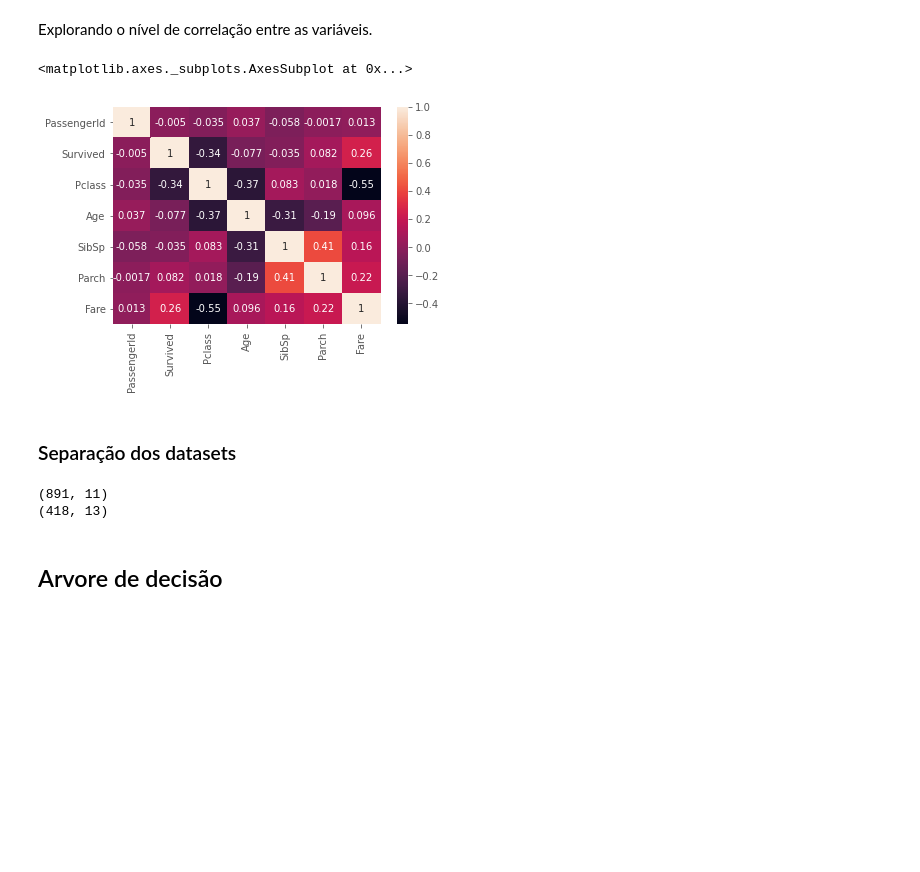
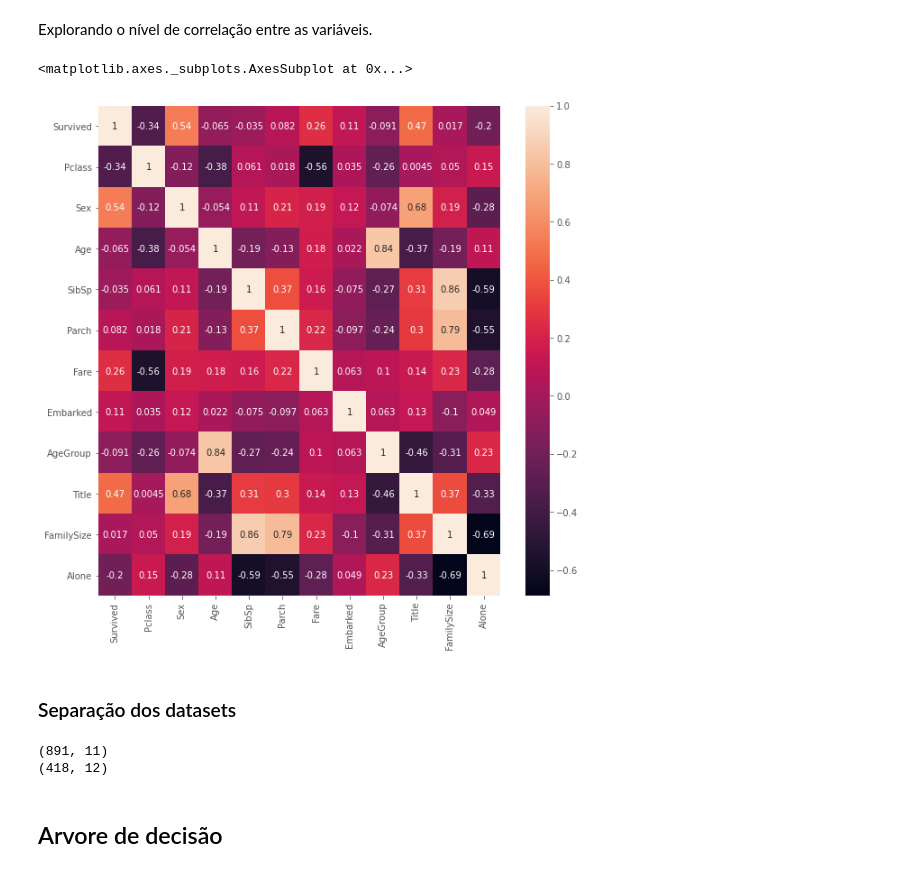
Before and after one commit to rafabenevente/AM_1, a Jupyter notebook: AM_1_Titanic_Predição_dos_sobreviventes.ipynb, the cells around one changed output. Saved outputs shown, nothing was run; the diff lists cells and outputs as text; code cells hidden in the pictures; blank space fills up the shorter version.

```diff
--- a/AM_1_Titanic_Predição_dos_sobreviventes.ipynb
+++ b/AM_1_Titanic_Predição_dos_sobreviventes.ipynb
@@ -487,19 +483,3 @@ sns.boxplot(x='Sex', y='Age', data=train, hue='Pclass')
-# %%
-# Remoção de colunas que não serão usadas
-all_data.drop(['PassengerId', 'Name', 'Ticket', 'Cabin'], axis=1, inplace=True)
-
-# Preparação de variaveis
-all_data['Sex'] = all_data['Sex'].map({'male': 0, 'female': 1})
-all_data['Sex'] = all_data['Sex'].map({'male': 0, 'female': 1})
-
-all_data['Title'] = all_data['Sex'].map({'male': 0, 'female': 1})
-
-
-
-# Criação de dummies
-#embarked_dummies = pd.get_dummies(all_data['Embarked'], prefix='Embarked')
-#all_data = pd.concat([all_data, embarked_dummies], axis=1)
-#all_data.drop('Embarked', axis=1, inplace=True)
 # %% [markdown]
 ### Padronização
 
@@ -518,0 +492,14 @@ all_data[['Fare','Age']] = minmax.fit_transform(all_data[['Fare','Age']] )
+# %%
+# Remoção de colunas que não serão usadas
+all_data.drop(['PassengerId', 'Name', 'Ticket', 'Cabin'], axis=1, inplace=True)
+
+# Preparação de variaveis
+all_data['Sex'] = all_data['Sex'].map({'male': 0, 'female': 1}).astype(int)
+all_data['Embarked'] = all_data['Embarked'].map( {'S': 0, 'C': 1, 'Q': 2} ).astype(int)
+all_data['AgeGroup'] = all_data['AgeGroup'].map( {'Child': 0, 'Teenager': 1, 'Adult': 2, 'Old':3} ).astype(int)
+all_data['Title'] = all_data['Title'].map( {'Mr':0, 'Mrs':1, 'Miss':2, 'Master':3} ).astype(int)
+
+# Criação de dummies
+#embarked_dummies = pd.get_dummies(all_data['Embarked'], prefix='Embarked')
+#all_data = pd.concat([all_data, embarked_dummies], axis=1)
+#all_data.drop('Embarked', axis=1, inplace=True)
@@ -522,10 +520,11 @@ all_data[['Fare','Age']] = minmax.fit_transform(all_data[['Fare','Age']] )
 Explorando o nível de correlação entre as variáveis.
 # %%
 # Heatmap de coeficiente de correlação entre as variáveis
-sns.heatmap(train.corr(), annot = True)
+plt.figure(figsize=(10,10))
+sns.heatmap(all_data.corr(), annot = True)
 # %% [output]
 <matplotlib.axes._subplots.AxesSubplot at 0x...>
-[figure, old version]
+[figure, new version]
 # %% [markdown]
 ### Separação dos datasets
 # %%
@@ -550,7 +549,7 @@ tr_x, te_x, tr_y, te_y = train_test_split(train_X, train_Y,
                                             stratify=train_Y)
 # %% [output]
 (891, 11)
-(418, 13)
+(418, 12)
 # %% [markdown]
 ##  Arvore de decisão
 # %%
```
Also changed, not shown: parts of 20 cells of this notebook.
